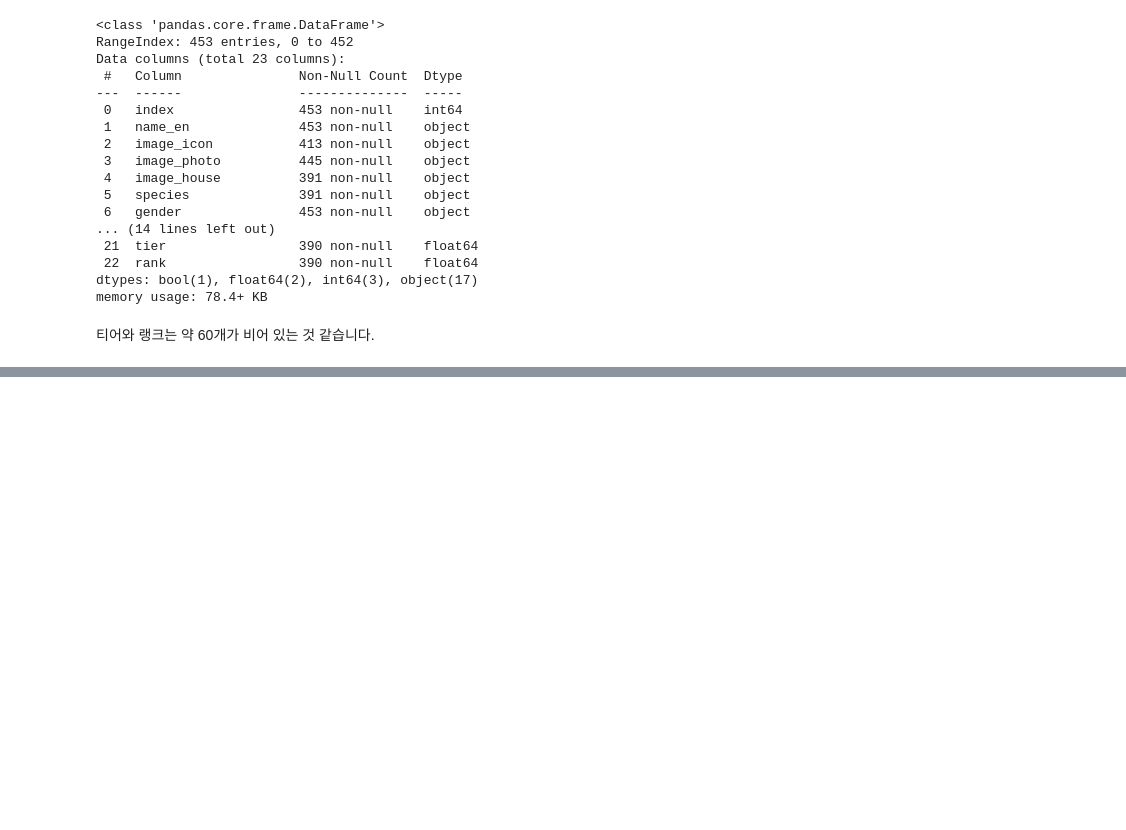
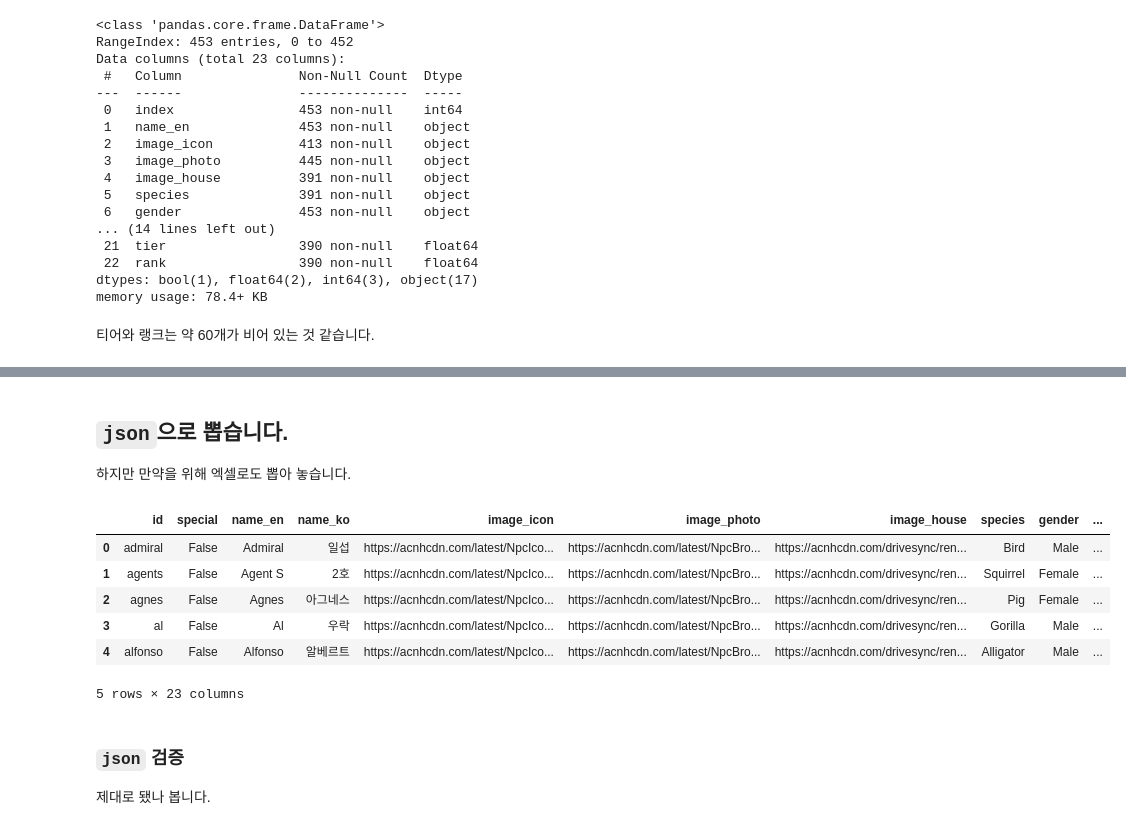
Before and after one commit to 200oki/200ok, a Jupyter notebook: da/export-char.ipynb, the cells around one changed output, grey strips where cells are left out. Saved outputs shown, nothing was run; the diff lists cells and outputs as text; code cells hidden in the pictures; blank space fills up the shorter version.

```diff
--- a/da/export-char.ipynb
+++ b/da/export-char.ipynb
@@ -666,0 +701,6 @@ chars.head()
+# %%
+p_repl = re.compile(r'é')
+chars['id'] = chars['id'] = chars['id'].apply(
+    lambda s: p_repl.sub('e', s).lower()
+)
+chars['id'].head()
@@ -666,0 +742,36 @@ chars.head()
+# %%
+chars.drop('index', axis=1, inplace=True)
+# %%
+chars = chars[
+    [
+        'id',
+        'special',
+        'name_en',
+        'name_ko',
+        'image_icon',
+        'image_photo',
+        'image_house',
+        'species',
+        'gender',
+        'gender_asia',
+        'birthday',
+        'birthday_month',
+        'birthday_day',
+        'personality',
+        'personality_subtype',
+        'hobby',
+        'catchphrase',
+        'favorite_song',
+        'favorite_saying',
+        'styles',
+        'colors',
+        'tier',
+        'rank',
+    ]
+]
+# %% [markdown]
+## `json`으로 뽑습니다.
+
+하지만 만약을 위해 엑셀로도 뽑아 놓습니다.
+# %%
+chars.drop('index', axis=1, inplace=True)
@@ -666,0 +780,10 @@ chars.head()
+# %%
+chars.head()
+# %% [output]
+|  | id | special | name_en | name_ko | image_icon | image_photo | image_house | species | gender | ... |
+| 0 | admiral | False | Admiral | 일섭 | https://acnhcdn.com/latest/NpcIco... | https://acnhcdn.com/latest/NpcBro... | https://acnhcdn.com/drivesync/ren... | Bird | Male | ... |
+| 1 | agents | False | Agent S | 2호 | https://acnhcdn.com/latest/NpcIco... | https://acnhcdn.com/latest/NpcBro... | https://acnhcdn.com/drivesync/ren... | Squirrel | Female | ... |
+| 2 | agnes | False | Agnes | 아그네스 | https://acnhcdn.com/latest/NpcIco... | https://acnhcdn.com/latest/NpcBro... | https://acnhcdn.com/drivesync/ren... | Pig | Female | ... |
+| 3 | al | False | Al | 우락 | https://acnhcdn.com/latest/NpcIco... | https://acnhcdn.com/latest/NpcBro... | https://acnhcdn.com/drivesync/ren... | Gorilla | Male | ... |
+| 4 | alfonso | False | Alfonso | 알베르트 | https://acnhcdn.com/latest/NpcIco... | https://acnhcdn.com/latest/NpcBro... | https://acnhcdn.com/drivesync/ren... | Alligator | Male | ... |
+5 rows × 23 columns
@@ -666,0 +806,4 @@ chars.head()
+# %% [markdown]
+### `json` 검증
+
+제대로 됐나 봅니다.
```
Also changed, not shown: parts of 17 cells of this notebook, 1 other file.
